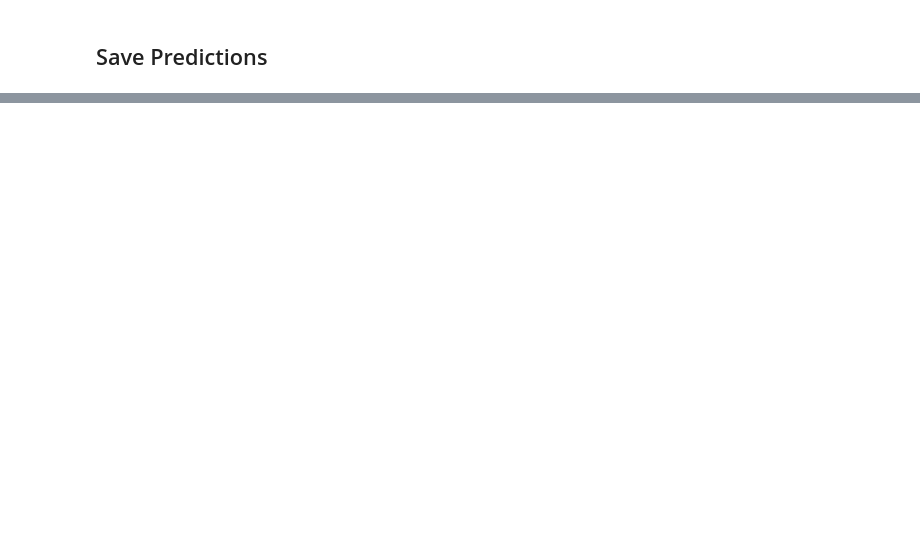
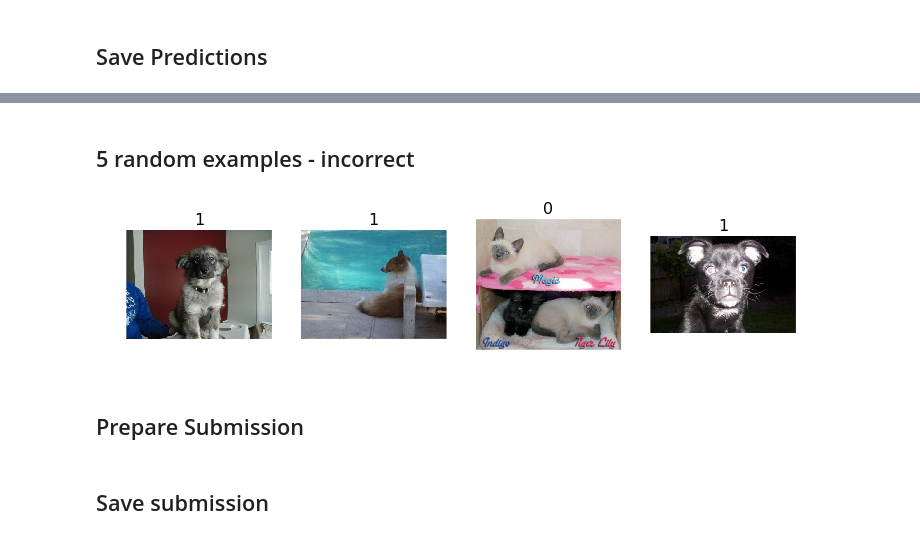
Before and after one commit to ganesh-krishnan/courses, a Jupyter notebook: deeplearning1/nbs/lesson1-gk.ipynb, the cells around one changed output, grey strips where cells are left out. Cells and saved outputs as stored; diff of their text form; code cells hidden in the pictures; blank space fills up the shorter version.

```diff
--- a/deeplearning1/nbs/lesson1-gk.ipynb
+++ b/deeplearning1/nbs/lesson1-gk.ipynb
@@ -94,0 +134,9 @@ save_array(results_path + 'filenames.dat', batches.filenames)
+# %% [markdown]
+## 5 random examples - incorrect
+# %%
+sel = df.loc[df.label != df.pred].sample(n_view)
+plot_idx(sel, titles=list(sel.label))
+# %% [output]
+[figure, added]
+# %% [markdown]
+## Prepare Submission
@@ -94,0 +146,2 @@ save_array(results_path + 'filenames.dat', batches.filenames)
+# %% [markdown]
+## Save submission
```
Also changed, not shown: parts of 20 cells of this notebook.
